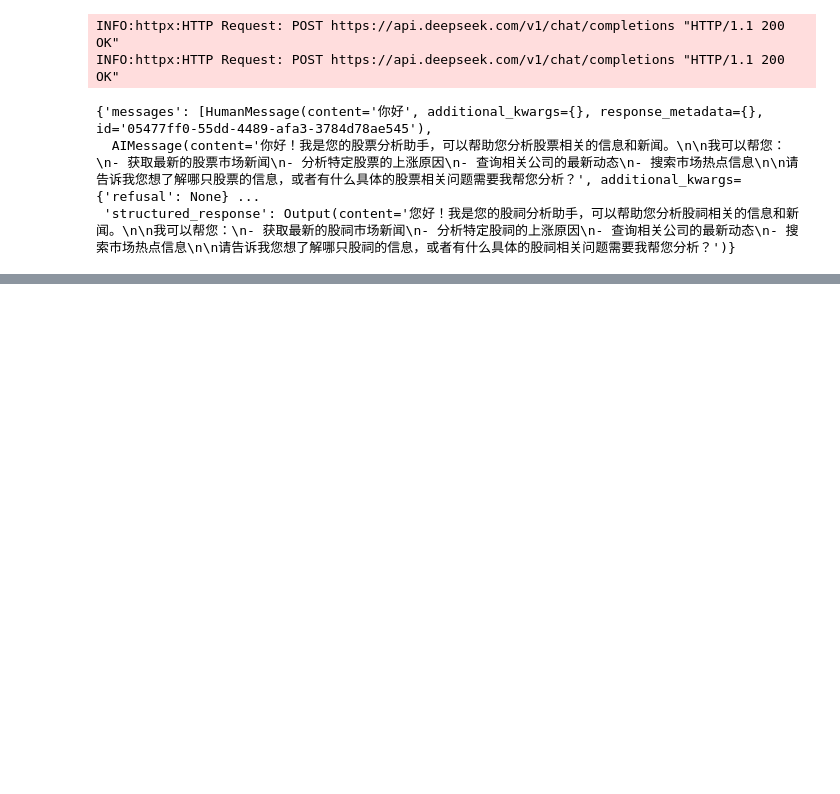
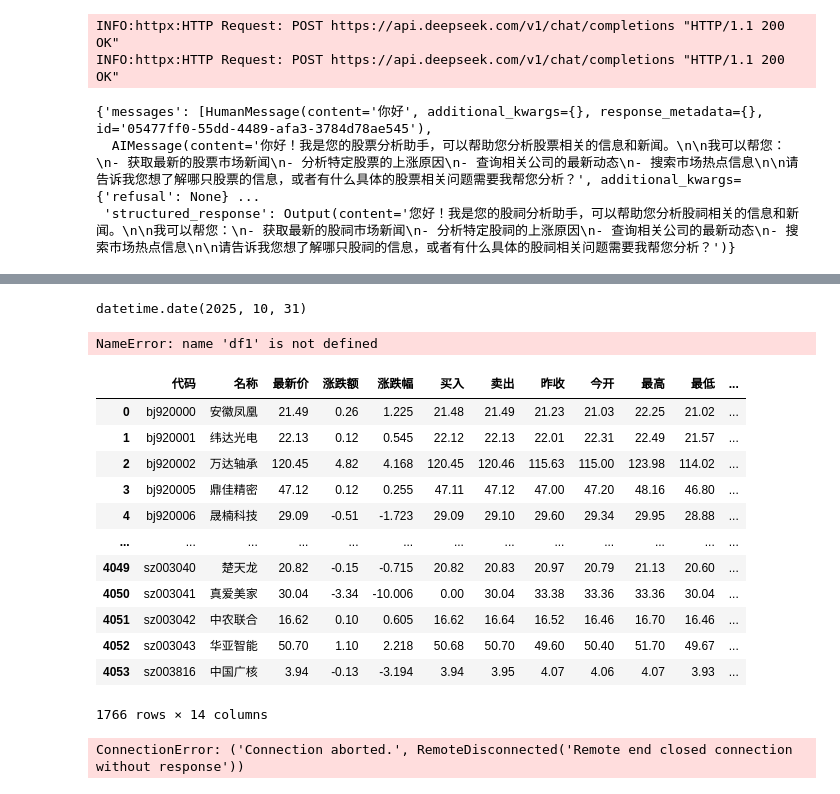
Before and after one commit to emperzz/StockAI, a Jupyter notebook: test.ipynb, the cells around one changed output, grey strips where cells are left out. Drawn from its saved outputs; the diff is of its cells as text; code cells hidden in the pictures; blank space fills up the shorter version.

```diff
--- a/test.ipynb
+++ b/test.ipynb
@@ -313,0 +351,70 @@ result
+# %%
+import akshare as ak
+df1 = ak.stock_zh_a_spot()
+# %%
+from datetime import datetime
+df = ak.tool_trade_date_hist_sina()
+df[pd.to_datetime(df.trade_date) <= datetime.now()].trade_date.values[-1]
+# %% [output]
+datetime.date(2025, 10, 31)
+# %%
+df1
+# %% [output]
+NameError: name 'df1' is not defined
+# %%
+df1['代码'].apply(lambda x : x[2:4]).drop_duplicates()
+df1.a = df1['代码'].apply(lambda x : x[2:4])
+df1[df1.a.isin(['00','92'])]
+# %% [output]
+|  | 代码 | 名称 | 最新价 | 涨跌额 | 涨跌幅 | 买入 | 卖出 | 昨收 | 今开 | 最高 | 最低 | ... |
+| 0 | bj920000 | 安徽凤凰 | 21.49 | 0.26 | 1.225 | 21.48 | 21.49 | 21.23 | 21.03 | 22.25 | 21.02 | ... |
+| 1 | bj920001 | 纬达光电 | 22.13 | 0.12 | 0.545 | 22.12 | 22.13 | 22.01 | 22.31 | 22.49 | 21.57 | ... |
+| 2 | bj920002 | 万达轴承 | 120.45 | 4.82 | 4.168 | 120.45 | 120.46 | 115.63 | 115.00 | 123.98 | 114.02 | ... |
+| 3 | bj920005 | 鼎佳精密 | 47.12 | 0.12 | 0.255 | 47.11 | 47.12 | 47.00 | 47.20 | 48.16 | 46.80 | ... |
+| 4 | bj920006 | 晟楠科技 | 29.09 | -0.51 | -1.723 | 29.09 | 29.10 | 29.60 | 29.34 | 29.95 | 28.88 | ... |
+| ... | ... | ... | ... | ... | ... | ... | ... | ... | ... | ... | ... | ... |
+| 4049 | sz003040 | 楚天龙 | 20.82 | -0.15 | -0.715 | 20.82 | 20.83 | 20.97 | 20.79 | 21.13 | 20.60 | ... |
+| 4050 | sz003041 | 真爱美家 | 30.04 | -3.34 | -10.006 | 0.00 | 30.04 | 33.38 | 33.36 | 33.36 | 30.04 | ... |
+| 4051 | sz003042 | 中农联合 | 16.62 | 0.10 | 0.605 | 16.62 | 16.64 | 16.52 | 16.46 | 16.70 | 16.46 | ... |
+| 4052 | sz003043 | 华亚智能 | 50.70 | 1.10 | 2.218 | 50.68 | 50.70 | 49.60 | 50.40 | 51.70 | 49.67 | ... |
+| 4053 | sz003816 | 中国广核 | 3.94 | -0.13 | -3.194 | 3.94 | 3.95 | 4.07 | 4.06 | 4.07 | 3.93 | ... |
+1766 rows × 14 columns
+# %%
+import requests
+import time
+url = "https://push2.eastmoney.com/api/qt/clist/get"
+params = {
+        "pn": "1",
+        "pz": "100",
+        "po": "1",
+        "np": "1",
+        "ut": "fa5fd1943c7b386f172d6893dbfba10b",
+        "fltt": "1",
+        "invt": "2",
+        "fid": "f3",
+        "fs": "m:0+t:6+f:!2,m:0+t:80+f:!2,m:1+t:2+f:!2,m:1+t:23+f:!2,m:0+t:81+s:262144+f:!2",
+        "fields": "f12,f13,f14,f1,f2,f4,f3,f152,f5,f6,f7,f15,f18,f16,f17,f10,f8,f9,f23",
+        "_": str(int(time.time() * 1000))
+    }
+# params = {
+#     "np": "1",
+#     "fltt": "1",
+#     "invt": "2",
+#     # "cb": "jQuery37109443791275018787_1761963390187",
+#     "fs": "m:0 t:6,m:0 t:80,m:1 t:2,m:1 t:23,m:0 t:81 s:2048",
+#     "fields": "f1,f2,f3,f4,f5,f6,f7,f8,f9,f10,f12,f13,f14,f15,f16,f17,f18,f20,"
+#     "f21,f23,f24,f25,f26,f22,f33,f11,f62,f128,f136,f115,f152",
+#     "fid": "f3",
+#     "pn": "1",  # 页码
+#     "pz": "20",  # 每页条数
+#     "po": "1",
+#     # "dect": "1",
+#     "ut": "fa5fd1943c7b386f172d6893dbfba10b",
+#     # "wbp2u": "|0|0|0|web",
+#     # "_": "1761963390189"
+# }
+headers = {"Content-Type": "application/json",
+            'User-Agent': 'Mozilla/5.0 (Macintosh; Intel Mac OS X 10_15_7) AppleWebKit/537.36 (KHTML, like Gecko) Chrome/126.0.0.0 Safari/537.36'}
+requests.get(url, params=params, headers = headers, timeout=10).json()
+# %% [output]
+ConnectionError: ('Connection aborted.', RemoteDisconnected('Remote end closed connection without response'))
```
Also changed, not shown: parts of 6 cells of this notebook, 10 other files.
